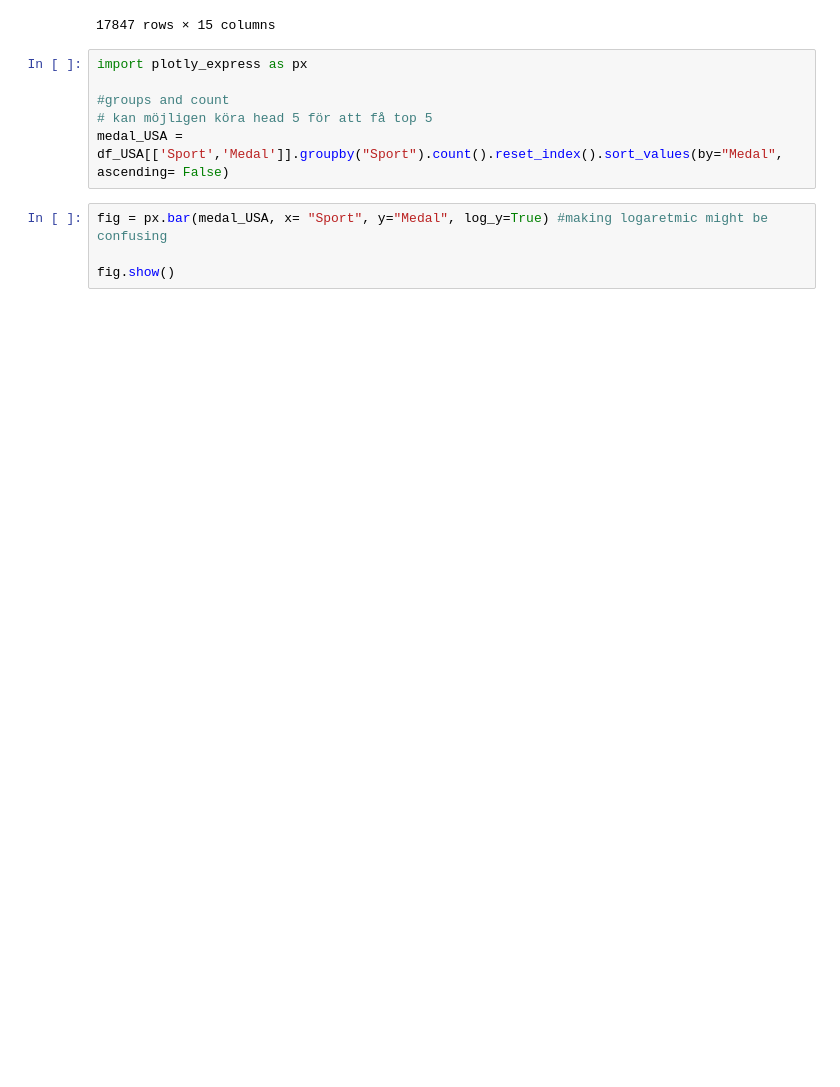
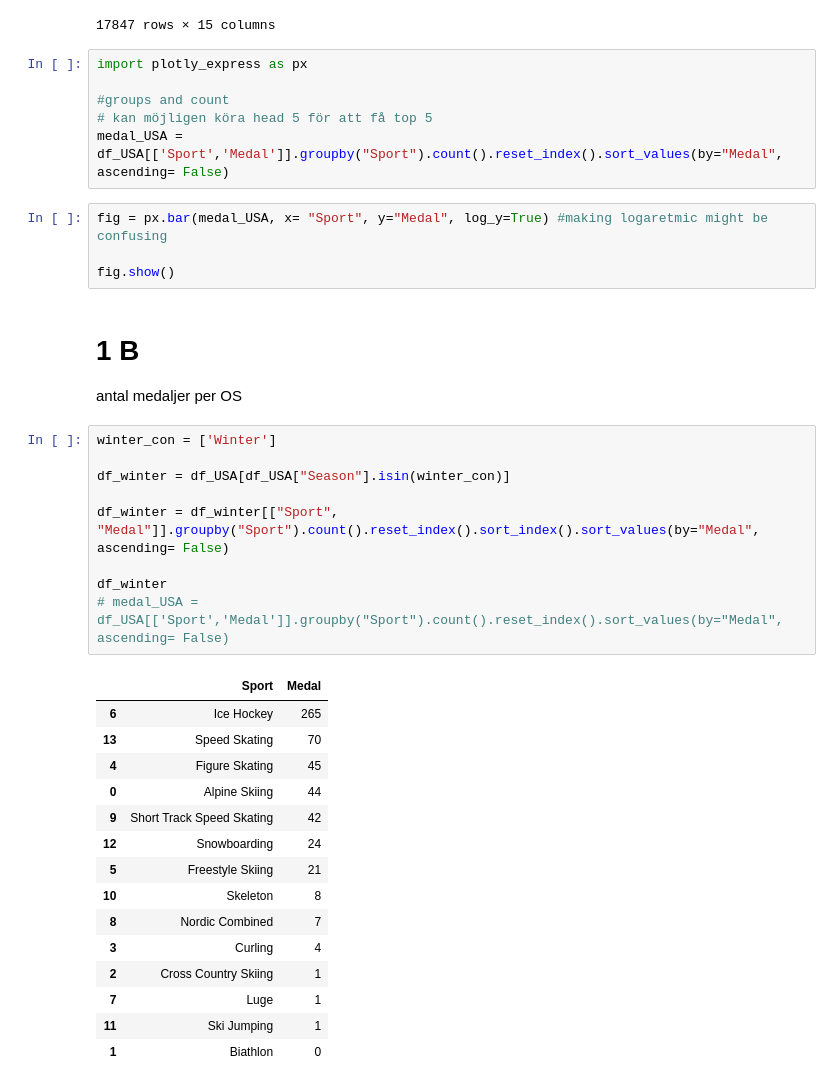
Before and after one commit to Andreas-Svensson/Databehandling-Project, a Jupyter notebook: task_1.ipynb, the cells around one changed output. Drawn from its saved outputs; the diff is of its cells as text; blank space fills up the shorter version.

```diff
--- a/task_1.ipynb
+++ b/task_1.ipynb
@@ -67,3 +67,31 @@ medal_USA = df_USA[['Sport','Medal']].groupby("Sport").count().reset_index().sor
 fig = px.bar(medal_USA, x= "Sport", y="Medal", log_y=True) #making logaretmic might be confusing
 
 fig.show()
+# %% [markdown]
+# 1 B
+antal medaljer per OS
+# %%
+winter_con = ['Winter']
+
+df_winter = df_USA[df_USA["Season"].isin(winter_con)]
+
+df_winter = df_winter[["Sport", "Medal"]].groupby("Sport").count().reset_index().sort_index().sort_values(by="Medal", ascending= False)
+
+df_winter
+# medal_USA = df_USA[['Sport','Medal']].groupby("Sport").count().reset_index().sort_values(by="Medal", ascending= False)
+# %% [output]
+|  | Sport | Medal |
+| 6 | Ice Hockey | 265 |
+| 13 | Speed Skating | 70 |
+| 4 | Figure Skating | 45 |
+| 0 | Alpine Skiing | 44 |
+| 9 | Short Track Speed Skating | 42 |
+| 12 | Snowboarding | 24 |
+| 5 | Freestyle Skiing | 21 |
+| 10 | Skeleton | 8 |
+| 8 | Nordic Combined | 7 |
+| 3 | Curling | 4 |
+| 2 | Cross Country Skiing | 1 |
+| 7 | Luge | 1 |
+| 11 | Ski Jumping | 1 |
+| 1 | Biathlon | 0 |
```
Also changed, not shown: parts of 3 cells of this notebook.
